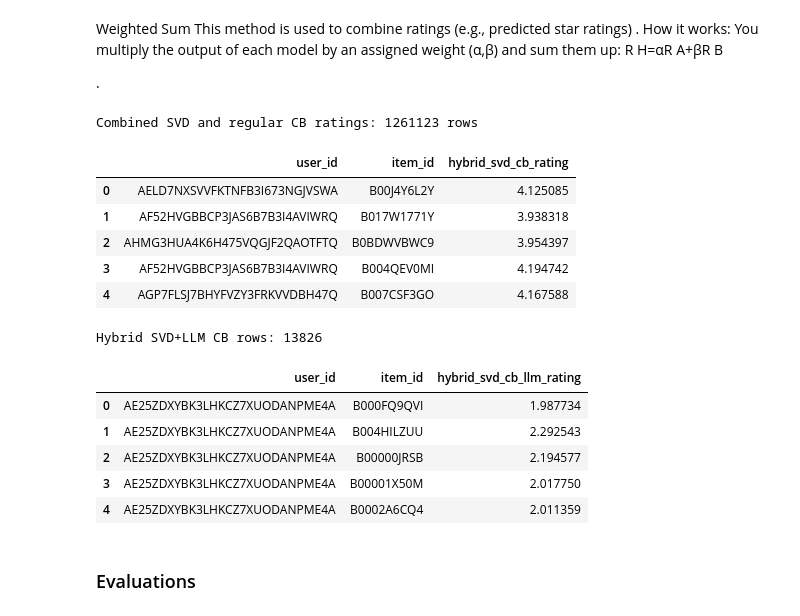
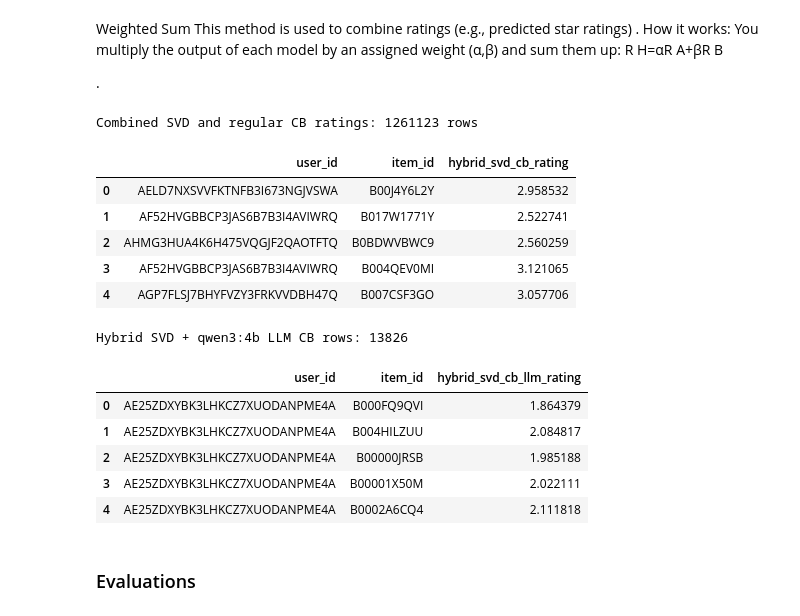
Before and after one commit to Armin-Irvije/Web-Recommender-Systems, a Jupyter notebook: week11.ipynb, the cells around one changed output. Saved outputs shown, nothing was run; the diff lists cells and outputs as text; code cells hidden in the pictures.

```diff
--- a/week11.ipynb
+++ b/week11.ipynb
@@ -553,31 +580,31 @@ def combine_predictions_weighted_sum(df1: pd.DataFrame, df2: pd.DataFrame, on_co
 # %%
 # combine non filtered svd and regular cb (from week 10)
 # what columns make sense to combine? the cbs have two different columns
 # one for cosine similarity and one for rating scale 1-5
 # svd only has its rating scale 1-5, so we should use that one for cb as well
 hybrid_svd_cb = combine_predictions_weighted_sum(
     # what is the purpose of this renaming?
     # it's to ensure that the rating columns have consistent names for the weighted sum calculation.
     # I want the columns to be refered to as cb_rating and svd rating in the combine_predictions_weighted_sum function, so I rename them here before passing to the function.
     df1=unobserved_preds_svd,
     df2=cb_out,
     on_cols=["user_id", "item_id"],
     rating_col1="svd_rating",
     rating_col2="cb_rating",
-    alpha=0.7,
-    beta=0.3,
+    alpha=0.3,
+    beta=0.7,
     out_rating_col="hybrid_svd_cb_rating"
 )
 print(f"Combined SVD and regular CB ratings: {len(hybrid_svd_cb)} rows")
 hybrid_svd_cb.head()
 # %% [output]
 Combined SVD and regular CB ratings: 1261123 rows
 |  | user_id | item_id | hybrid_svd_cb_rating |
-| 0 | AELD7NXSVVFKTNFB3I673NGJVSWA | B00J4Y6L2Y | 4.125085 |
-| 1 | AF52HVGBBCP3JAS6B7B3I4AVIWRQ | B017W1771Y | 3.938318 |
-| 2 | AHMG3HUA4K6H475VQGJF2QAOTFTQ | B0BDWVBWC9 | 3.954397 |
-| 3 | AF52HVGBBCP3JAS6B7B3I4AVIWRQ | B004QEV0MI | 4.194742 |
-| 4 | AGP7FLSJ7BHYFVZY3FRKVVDBH47Q | B007CSF3GO | 4.167588 |
+| 0 | AELD7NXSVVFKTNFB3I673NGJVSWA | B00J4Y6L2Y | 2.958532 |
+| 1 | AF52HVGBBCP3JAS6B7B3I4AVIWRQ | B017W1771Y | 2.522741 |
+| 2 | AHMG3HUA4K6H475VQGJF2QAOTFTQ | B0BDWVBWC9 | 2.560259 |
+| 3 | AF52HVGBBCP3JAS6B7B3I4AVIWRQ | B004QEV0MI | 3.121065 |
+| 4 | AGP7FLSJ7BHYFVZY3FRKVVDBH47Q | B007CSF3GO | 3.057706 |
 # %%
 # Combine SVD and LLM CB predictions using the weighted sum function
 # Recall that we use top-k svd candidates, so we need to use candidate_items_svd
@@ -591,20 +618,20 @@ hybrid_svd_cb_llm = combine_predictions_weighted_sum(
     on_cols=["user_id", "item_id"],
     rating_col1="svd_rating",
     rating_col2="cb_rating",
-    alpha=0.5,
-    beta=0.5,
+    alpha=0.3,
+    beta=0.7,
     out_rating_col="hybrid_svd_cb_llm_rating"
 )
-print(f"Hybrid SVD+LLM CB rows: {len(hybrid_svd_cb_llm)}")
+print(f"Hybrid SVD + {model_name} LLM CB rows: {len(hybrid_svd_cb_llm)}")
 hybrid_svd_cb_llm.head()
 # %% [output]
-Hybrid SVD+LLM CB rows: 13826
+Hybrid SVD + qwen3:4b LLM CB rows: 13826
 |  | user_id | item_id | hybrid_svd_cb_llm_rating |
-| 0 | AE25ZDXYBK3LHKCZ7XUODANPME4A | B000FQ9QVI | 1.987734 |
-| 1 | AE25ZDXYBK3LHKCZ7XUODANPME4A | B004HILZUU | 2.292543 |
-| 2 | AE25ZDXYBK3LHKCZ7XUODANPME4A | B00000JRSB | 2.194577 |
-| 3 | AE25ZDXYBK3LHKCZ7XUODANPME4A | B00001X50M | 2.017750 |
-| 4 | AE25ZDXYBK3LHKCZ7XUODANPME4A | B0002A6CQ4 | 2.011359 |
+| 0 | AE25ZDXYBK3LHKCZ7XUODANPME4A | B000FQ9QVI | 1.864379 |
+| 1 | AE25ZDXYBK3LHKCZ7XUODANPME4A | B004HILZUU | 2.084817 |
+| 2 | AE25ZDXYBK3LHKCZ7XUODANPME4A | B00000JRSB | 1.985188 |
+| 3 | AE25ZDXYBK3LHKCZ7XUODANPME4A | B00001X50M | 2.022111 |
+| 4 | AE25ZDXYBK3LHKCZ7XUODANPME4A | B0002A6CQ4 | 2.111818 |
 # %% [markdown]
 ### Evaluations
 # %%
```
Also changed, not shown: parts of 15 cells of this notebook, 2 other files.
